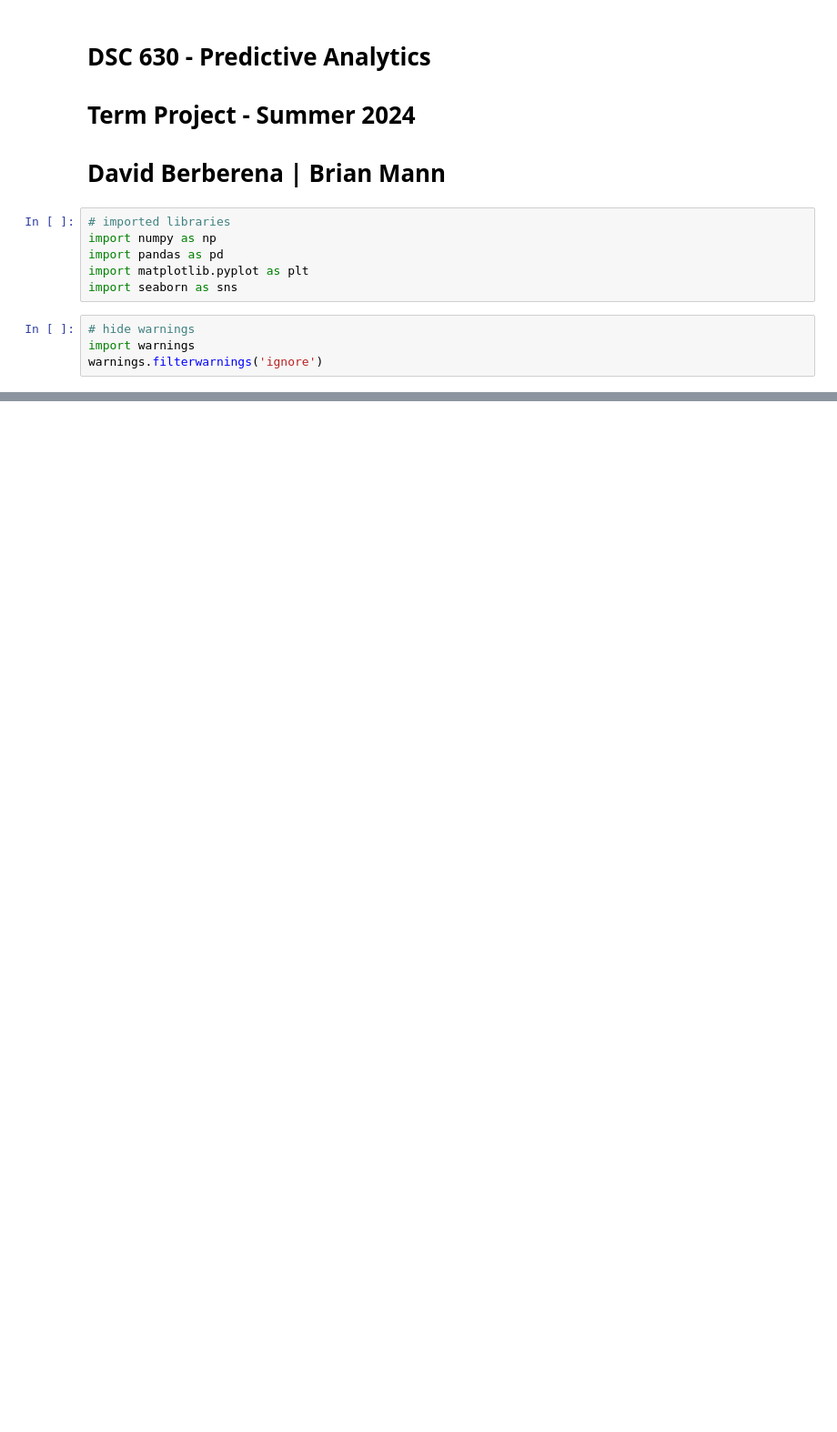
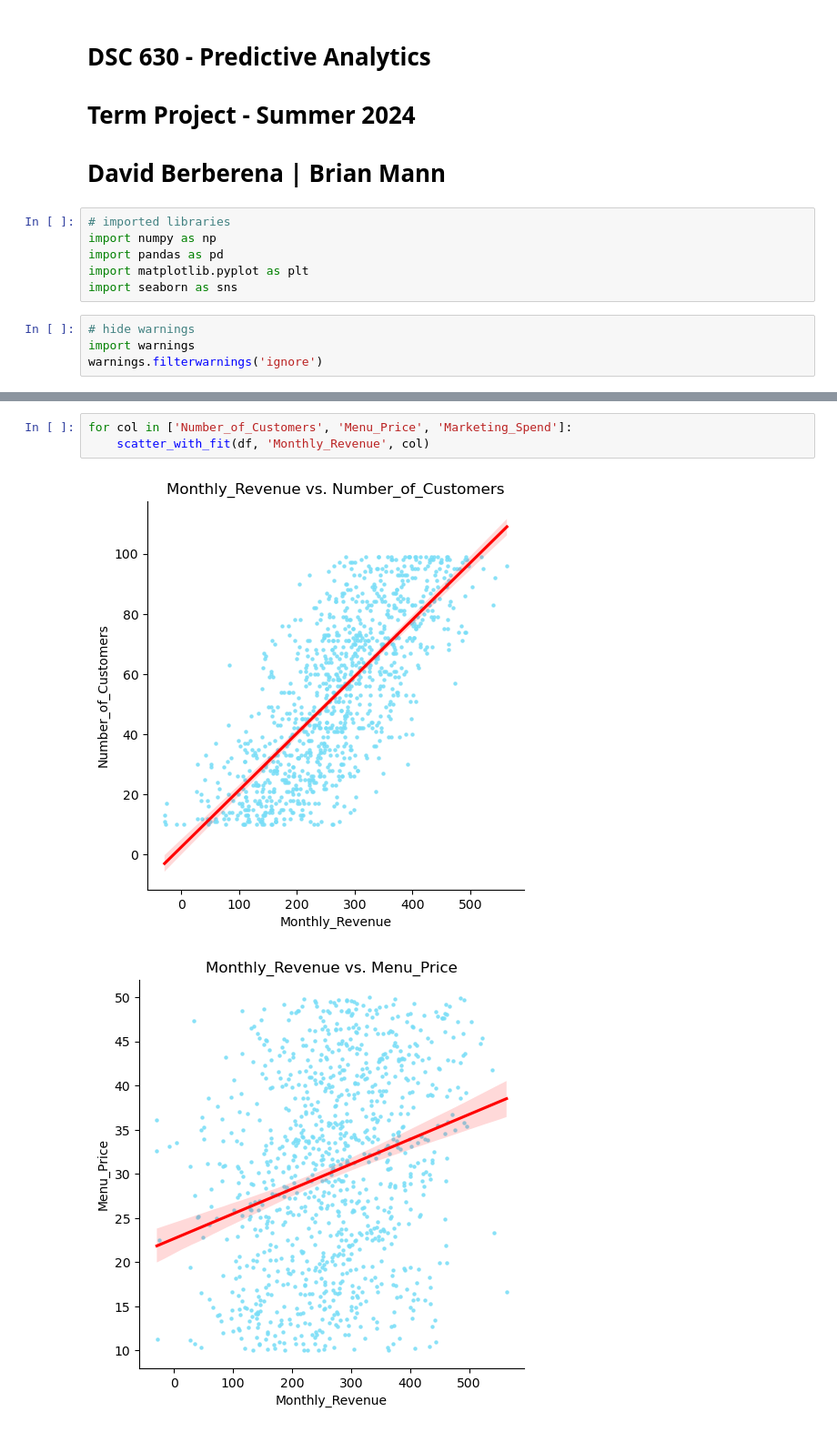
Before and after one commit to bam0/RestaurantRevenuePrediction, a Jupyter notebook: DSC_630_Term_Project.ipynb, the cells around one changed output, grey strips where cells are left out. Shown at 91% size. Cells and saved outputs as stored; diff of their text form; blank space fills up the shorter version.

```diff
--- a/DSC_630_Term_Project.ipynb
+++ b/DSC_630_Term_Project.ipynb
@@ -23,0 +114,6 @@ url1 = 'www.example1.com/data'
+# %%
+for col in ['Number_of_Customers', 'Menu_Price', 'Marketing_Spend']:
+    scatter_with_fit(df, 'Monthly_Revenue', col)
+# %% [output]
+[figure, added]
+[figure, added]
```
Also changed, not shown: parts of 23 cells of this notebook.
